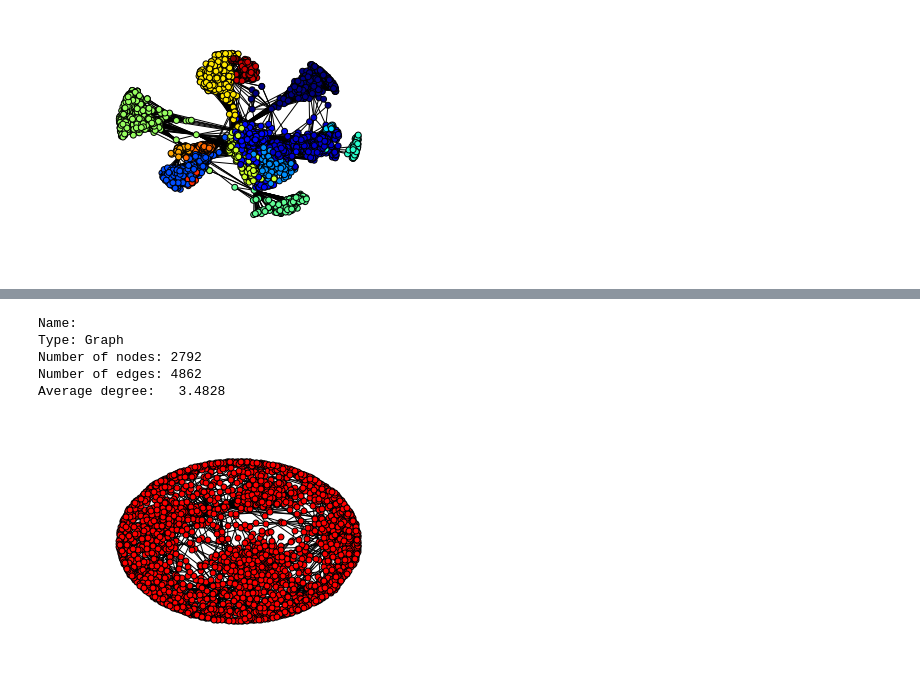
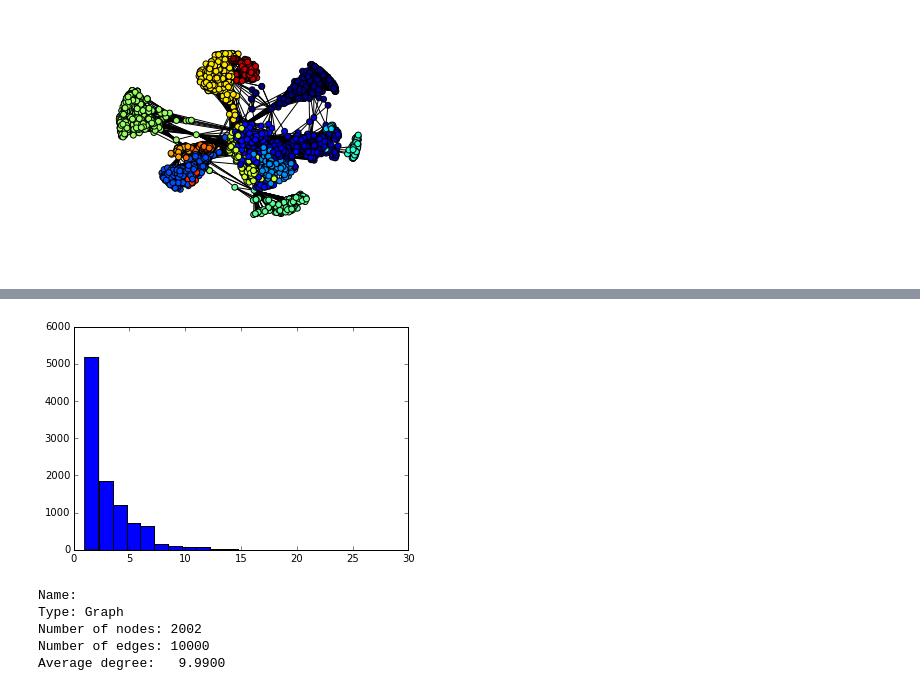
Before and after one commit to jmartinez14/fp-iga238, a Jupyter notebook: social_network_search.ipynb, the cells around one changed output, grey strips where cells are left out. Drawn from its saved outputs; the diff is of its cells as text; code cells hidden in the pictures.

```diff
--- a/social_network_search.ipynb
+++ b/social_network_search.ipynb
@@ -60,0 +80,8 @@ np.savetxt("facebook_combined_small.txt",df,fmt="%d")
+# %%
+distribution = scipy.stats.expon(loc=1,scale=2)
+sample = distribution.rvs(size=10000)
+sample = [np.round(elt) for elt in sample]
+plt.hist(sample,bins=20)
+plt.show()
+# %% [output]
+[figure, added]
@@ -61,15 +93,10 @@ np.savetxt("facebook_combined_small.txt",df,fmt="%d")
 # %%
-G_fb = nx.read_edgelist("facebook_combined_small.txt", create_using = nx.Graph(), nodetype = int)
+G_fb = nx.read_weighted_edgelist("facebook_combined_first10000w.txt")
+#G_fb =nx.read_edgelist('facebook_combined_first10000w.txt',data=(('weight',int),))
 print nx.info(G_fb)
 # %% [output]
 Name:
 Type: Graph
-Number of nodes: 2792
-Number of edges: 4862
-Average degree:   3.4828
+Number of nodes: 2002
+Number of edges: 10000
+Average degree:   9.9900
-# %%
-spring_pos = nx.spring_layout(G_fb)
-plt.axis("off")
-nx.draw_networkx(G_fb, pos = spring_pos, with_labels = False, node_size = 35)
-# %% [output]
-[figure, removed]
```
Also changed, not shown: parts of 17 cells of this notebook, 1 other file.
